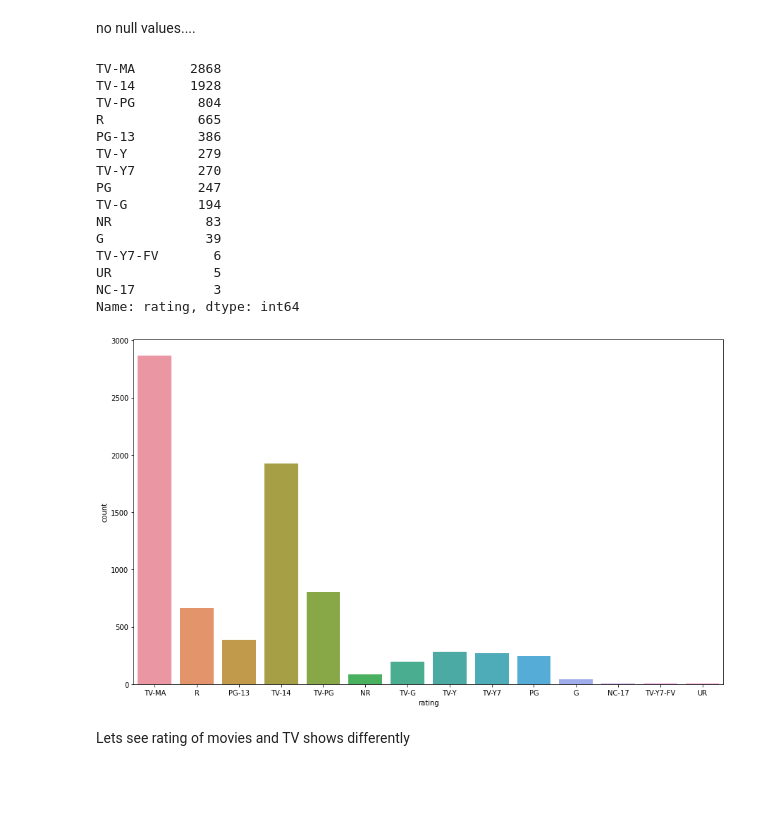
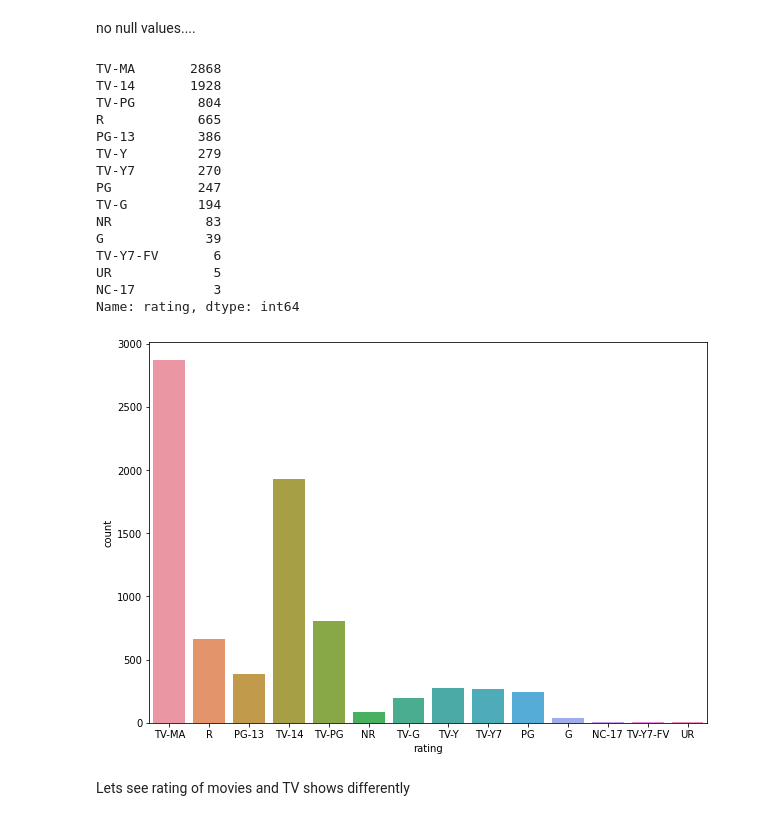
Before and after one commit to kiran2424/Netflix-Movies-and-TV-Shows-Clustering, a Jupyter notebook: NETFLIX_MOVIES_AND_TV_SHOWS_CLUSTERING.ipynb, the cells around one changed output. Cells and saved outputs as stored; diff of their text form; code cells hidden in the pictures; blank space fills up the shorter version.

```diff
--- a/NETFLIX_MOVIES_AND_TV_SHOWS_CLUSTERING.ipynb
+++ b/NETFLIX_MOVIES_AND_TV_SHOWS_CLUSTERING.ipynb
@@ -189,26 +189,26 @@ no null values....
 # %%
 rating=data['rating'].value_counts()
 print(rating)
-fig = plt.figure(figsize=(15,9))
+fig = plt.figure(figsize=(10,7))
 sns.countplot(data['rating'])
 plt.show()
 # %% [output]
 TV-MA       2868
 TV-14       1928
 TV-PG        804
 R            665
 PG-13        386
 TV-Y         279
 TV-Y7        270
 PG           247
 TV-G         194
 NR            83
 G             39
 TV-Y7-FV       6
 UR             5
 NC-17          3
 Name: rating, dtype: int64
-[figure, old version]
+[figure, new version]
 # %% [markdown]
 Lets see rating of movies and TV shows differently
 # %%
```
Also changed, not shown: parts of 27 cells of this notebook.
